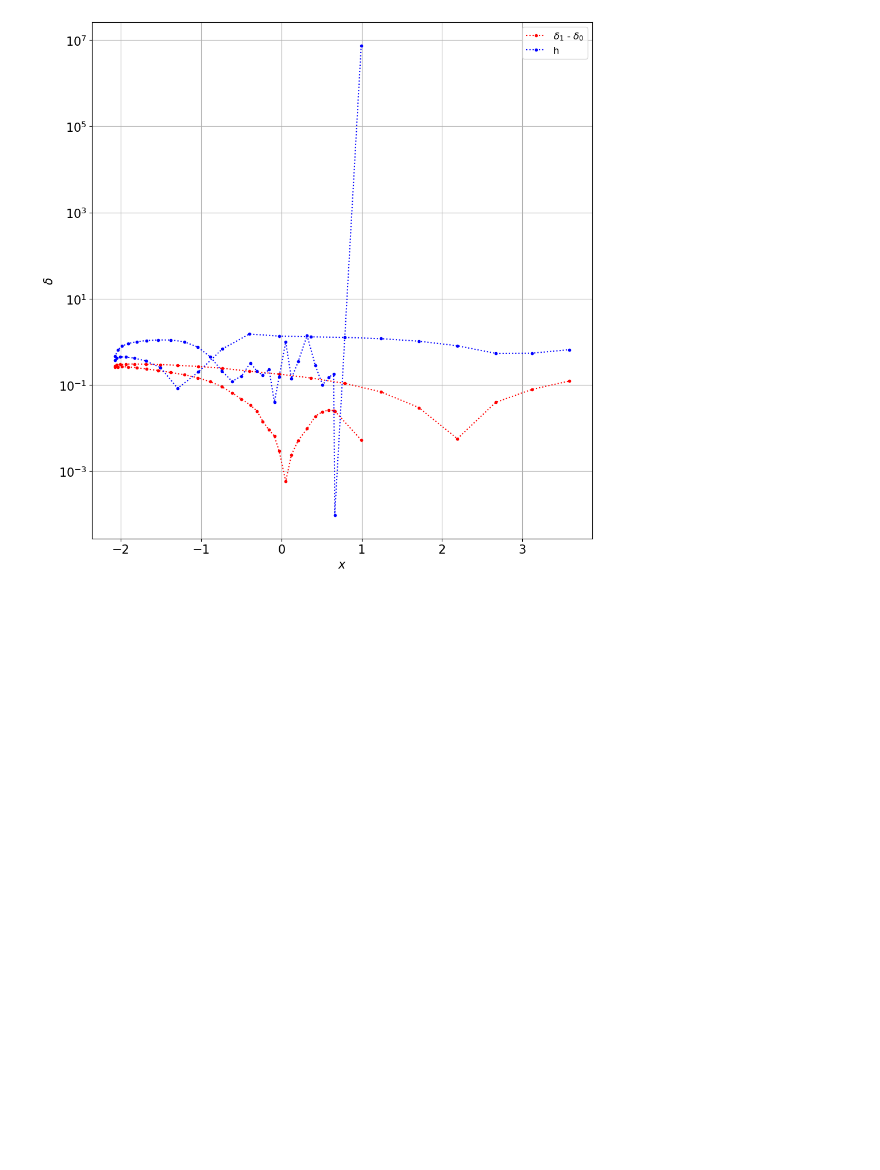
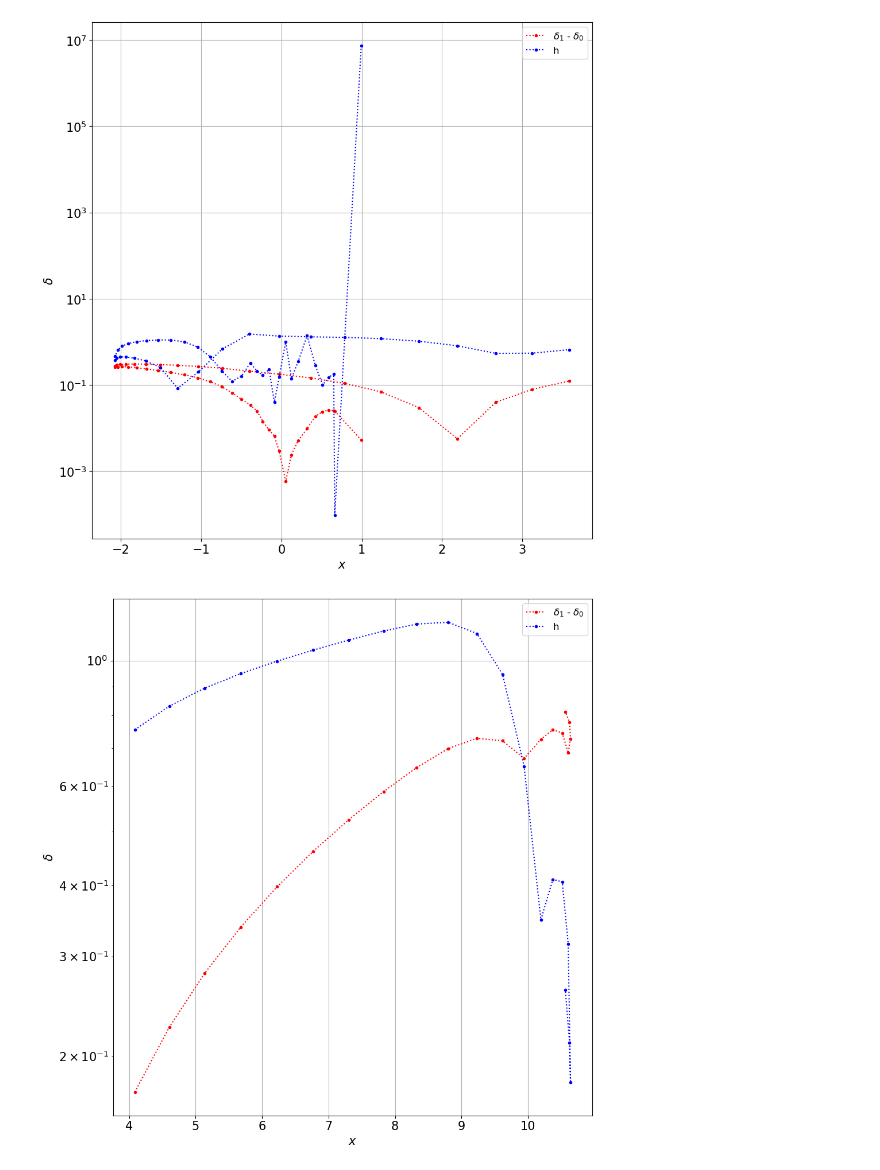
Before and after one commit to La-Folia/Numerical-Analysis, a Jupyter notebook: Integration_of_ODEs/Homework_3_Question4_Minwook_Kang.ipynb, the cells around one changed output. Saved outputs shown, nothing was run; the diff lists cells and outputs as text; code cells hidden in the pictures; blank space fills up the shorter version.

```diff
--- a/Integration_of_ODEs/Homework_3_Question4_Minwook_Kang.ipynb
+++ b/Integration_of_ODEs/Homework_3_Question4_Minwook_Kang.ipynb
@@ -1107,10 +1108,11 @@ ValueError: x and y must have same first dimension, but have shapes (1164,) and
 [figure]
 # %%
 xlim = 0,
-
+abstol = 1e-9
+reltol = 1e-9
 xs, ys, hs = embedded_rk4_ode_1(F, Y_init, h_init, tlim,
                            abstol=abstol, reltol=reltol,
-                           hminmax=(1e-5, 10), max_iterations=10000)
+                           hminmax=(1e-5, 1e5), max_iterations=10000)
 
 xlist, ylist, vxlist, vylist = map(np.array, zip(*ys))
 
@@ -1391,3 +1393,58 @@ plt.tight_layout()
 plt.show()
 # %% [output]
 [figure]
+# %%
+xlim = 0,
+abstol = 1e-9
+reltol = 1e-9
+xs, ys, hs = embedded_rk4_ode_1(F, Y_init, h_init, tlim,
+                           abstol=abstol, reltol=reltol,
+                           hminmax=(1e-5, 1e5), max_iterations=10000)
+
+xlist, ylist, vxlist, vylist = map(np.array, zip(*ys))
+# %%
+h_list = hs #hs 넣어주기
+ylist_list = ylist # ylist 넣어주기
+#ylist_list[2:] - ylist_list[1:] 값 구하는데, 처음이 크니까 같은 값 하나 늘려주기.
+ylist_2 = ylist_list[2:] # 2부터 시작하는 리스트
+ylist_2 = np.append(ylist_2, ylist_list[-1]) # 마지막 요소 추가
+diff_ylist_err = []
+a = 50
+b = 70
+"""
+0:3일때 증가하는 이유는 3이될때, 0.02보다 작아지면서 h값이 max 함수로 인해 고정된 0.02보다 큰 값을 가지게됨.
+
+"""
+for i, j in zip(ylist_2, ylist_list[1:]):
+    diff_ylist_err.append(abs(i - j))
+
+h_list_2 = h_list[2:]
+h_list_2.append(h_list[-1])
+diff_h_list = []
+
+for i, j in zip(h_list_2, h_list):
+    diff_h_list.append(i - j)
+
+#rel_err_list[2:] - rel_err_list[1:] 값 구하는데, 처음이 크니까 같은 값 하나 늘려주기.
+rel_err_2 = rel_err_list[2:] # 2부터 시작하는 리스트
+rel_err_2.append(rel_err_list[-1]) # 마지막 요소 추가
+diff_rel_err = []
+
+for i, j in zip(rel_err_2, rel_err_list[1:]):
+    diff_rel_err.append(i - j)
+
+
+#Plotting (x, y)!!
+plt.figure(figsize=[10, 10])
+plt.semilogy(xlist[a:b], diff_ylist_err[a:b], ".:r",xlist[a:b], rel_err_list[a:b], ".:b")
+
+
+plt.grid()
+plt.xlabel("$x$")
+plt.ylabel("$\delta$")
+#plt.title("h & rel_{err} Graph")
+plt.legend(["$\delta_{1}$ - $\delta_{0}$", "h"], fontsize=12)
+plt.tight_layout()
+plt.show()
+# %% [output]
+[figure, added]
```
Also changed, not shown: parts of 3 cells of this notebook, 3 other files.
